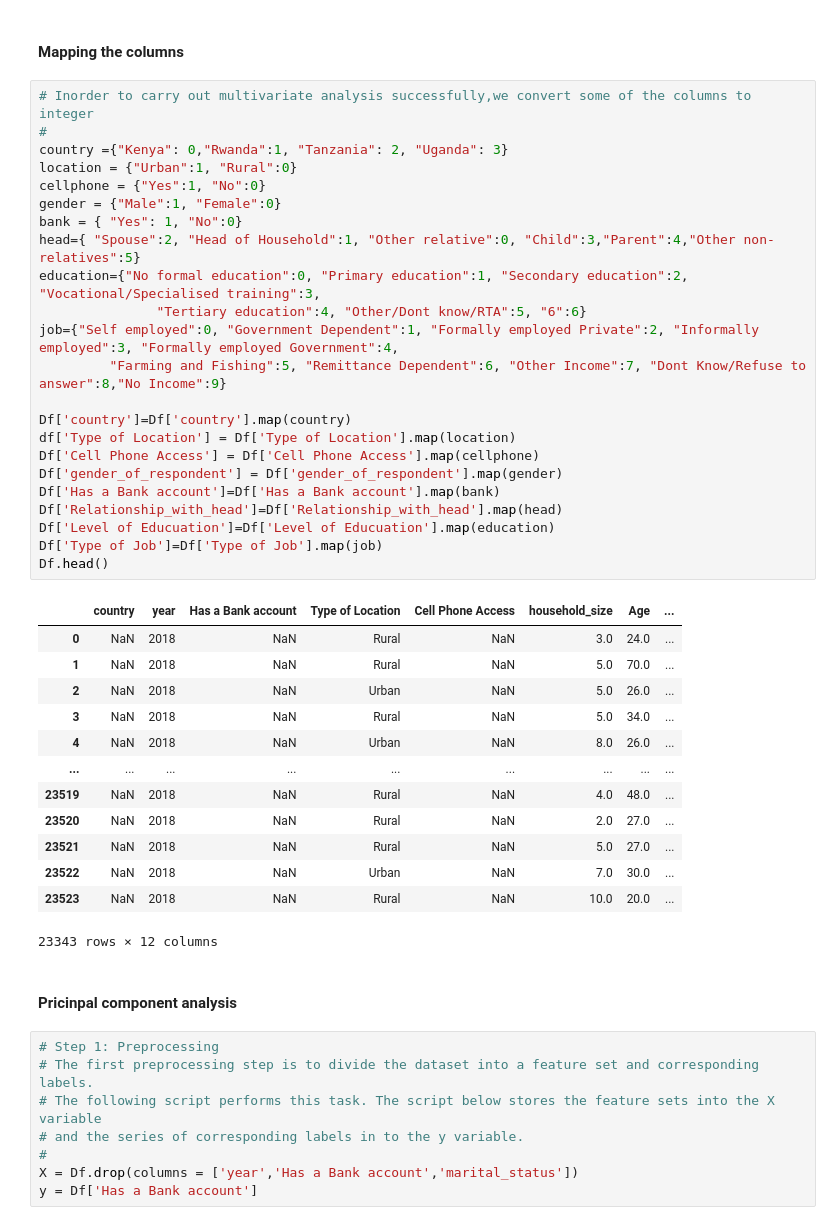
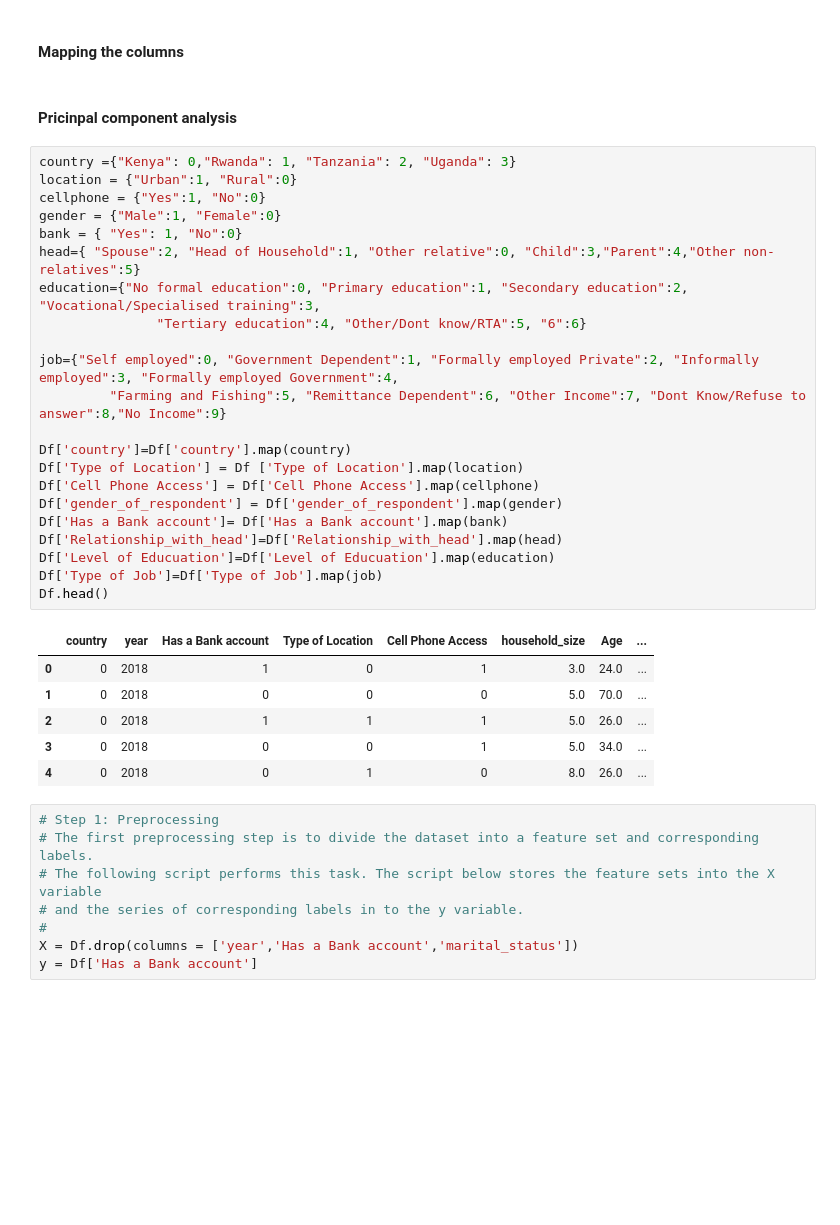
Before and after one commit to melisamichuki01/moringa_project, a Jupyter notebook: Moringa_Data_Science_Core_W2_Independent_Project_2020_05_Melisa_Michuki_Python_Notebook.ipynb, the cells around one changed output. Cells and saved outputs as stored; diff of their text form; blank space fills up the shorter version.

```diff
--- a/Moringa_Data_Science_Core_W2_Independent_Project_2020_05_Melisa_Michuki_Python_Notebook.ipynb
+++ b/Moringa_Data_Science_Core_W2_Independent_Project_2020_05_Melisa_Michuki_Python_Notebook.ipynb
@@ -382,45 +386,37 @@ plt.show()
 ### Multivariate analysis
 # %% [markdown]
 #### Mapping the columns
-# %%
-# Inorder to carry out multivariate analysis successfully,we convert some of the columns to integer
-#
-country ={"Kenya": 0,"Rwanda":1, "Tanzania": 2, "Uganda": 3}
-location = {"Urban":1, "Rural":0}
-cellphone = {"Yes":1, "No":0}
-gender = {"Male":1, "Female":0}
-bank = { "Yes": 1, "No":0}
-head={ "Spouse":2, "Head of Household":1, "Other relative":0, "Child":3,"Parent":4,"Other non-relatives":5}
-education={"No formal education":0, "Primary education":1, "Secondary education":2, "Vocational/Specialised training":3,
-               "Tertiary education":4, "Other/Dont know/RTA":5, "6":6}
-job={"Self employed":0, "Government Dependent":1, "Formally employed Private":2, "Informally employed":3, "Formally employed Government":4,
-         "Farming and Fishing":5, "Remittance Dependent":6, "Other Income":7, "Dont Know/Refuse to answer":8,"No Income":9}
-
-Df['country']=Df['country'].map(country)
-df['Type of Location'] = Df['Type of Location'].map(location)
-Df['Cell Phone Access'] = Df['Cell Phone Access'].map(cellphone)
-Df['gender_of_respondent'] = Df['gender_of_respondent'].map(gender)
-Df['Has a Bank account']=Df['Has a Bank account'].map(bank)
-Df['Relationship_with_head']=Df['Relationship_with_head'].map(head)
-Df['Level of Educuation']=Df['Level of Educuation'].map(education)
-Df['Type of Job']=Df['Type of Job'].map(job)
-Df.head()
-# %% [output]
-|  | country | year | Has a Bank account | Type of Location | Cell Phone Access | household_size | Age | ... |
-| 0 | NaN | 2018 | NaN | Rural | NaN | 3.0 | 24.0 | ... |
-| 1 | NaN | 2018 | NaN | Rural | NaN | 5.0 | 70.0 | ... |
-| 2 | NaN | 2018 | NaN | Urban | NaN | 5.0 | 26.0 | ... |
-| 3 | NaN | 2018 | NaN | Rural | NaN | 5.0 | 34.0 | ... |
-| 4 | NaN | 2018 | NaN | Urban | NaN | 8.0 | 26.0 | ... |
-| ... | ... | ... | ... | ... | ... | ... | ... | ... |
-| 23519 | NaN | 2018 | NaN | Rural | NaN | 4.0 | 48.0 | ... |
-| 23520 | NaN | 2018 | NaN | Rural | NaN | 2.0 | 27.0 | ... |
-| 23521 | NaN | 2018 | NaN | Rural | NaN | 5.0 | 27.0 | ... |
-| 23522 | NaN | 2018 | NaN | Urban | NaN | 7.0 | 30.0 | ... |
-| 23523 | NaN | 2018 | NaN | Rural | NaN | 10.0 | 20.0 | ... |
-23343 rows × 12 columns
 # %% [markdown]
 #### Pricinpal component analysis
+# %%
+country ={"Kenya": 0,"Rwanda": 1, "Tanzania": 2, "Uganda": 3}
+location = {"Urban":1, "Rural":0}
+cellphone = {"Yes":1, "No":0}
+gender = {"Male":1, "Female":0}
+bank = { "Yes": 1, "No":0}
+head={ "Spouse":2, "Head of Household":1, "Other relative":0, "Child":3,"Parent":4,"Other non-relatives":5}
+education={"No formal education":0, "Primary education":1, "Secondary education":2, "Vocational/Specialised training":3,
+               "Tertiary education":4, "Other/Dont know/RTA":5, "6":6}
+
+job={"Self employed":0, "Government Dependent":1, "Formally employed Private":2, "Informally employed":3, "Formally employed Government":4,
+         "Farming and Fishing":5, "Remittance Dependent":6, "Other Income":7, "Dont Know/Refuse to answer":8,"No Income":9}
+
+Df['country']=Df['country'].map(country)
+Df['Type of Location'] = Df ['Type of Location'].map(location)
+Df['Cell Phone Access'] = Df['Cell Phone Access'].map(cellphone)
+Df['gender_of_respondent'] = Df['gender_of_respondent'].map(gender)
+Df['Has a Bank account']= Df['Has a Bank account'].map(bank)
+Df['Relationship_with_head']=Df['Relationship_with_head'].map(head)
+Df['Level of Educuation']=Df['Level of Educuation'].map(education)
+Df['Type of Job']=Df['Type of Job'].map(job)
+Df.head()
+# %% [output]
+|  | country | year | Has a Bank account | Type of Location | Cell Phone Access | household_size | Age | ... |
+| 0 | 0 | 2018 | 1 | 0 | 1 | 3.0 | 24.0 | ... |
+| 1 | 0 | 2018 | 0 | 0 | 0 | 5.0 | 70.0 | ... |
+| 2 | 0 | 2018 | 1 | 1 | 1 | 5.0 | 26.0 | ... |
+| 3 | 0 | 2018 | 0 | 0 | 1 | 5.0 | 34.0 | ... |
+| 4 | 0 | 2018 | 0 | 1 | 0 | 8.0 | 26.0 | ... |
 # %%
 # Step 1: Preprocessing
 # The first preprocessing step is to divide the dataset into a feature set and corresponding labels.
```
Also changed, not shown: parts of 15 cells of this notebook.
